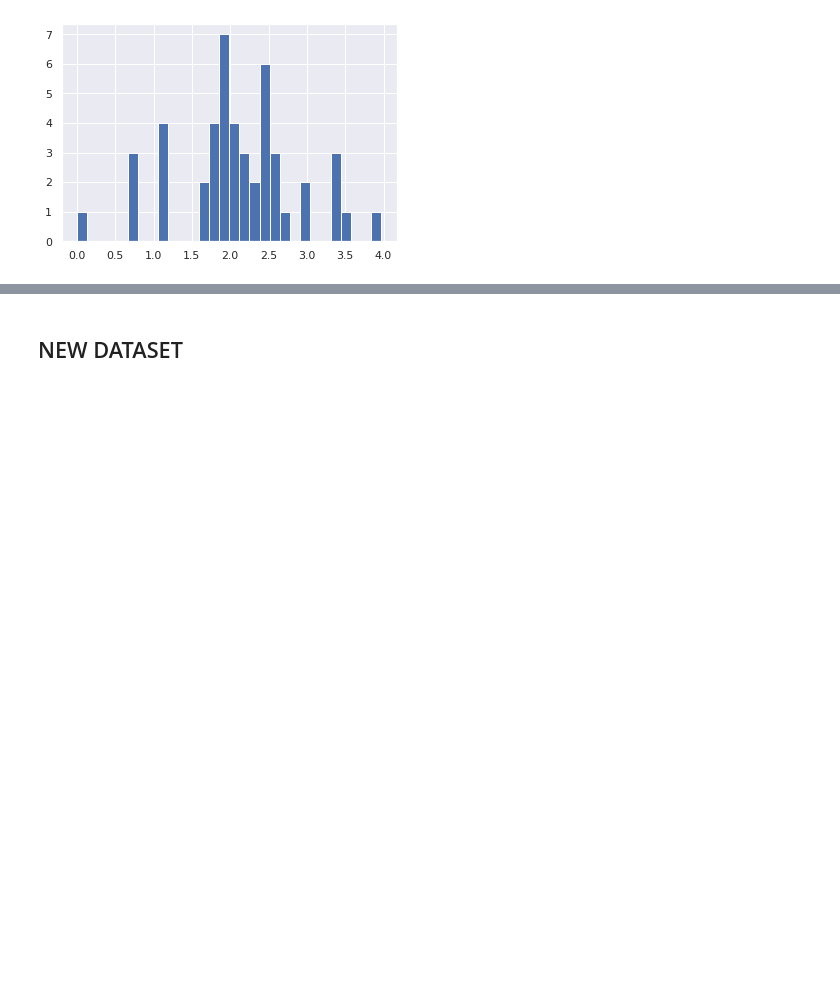
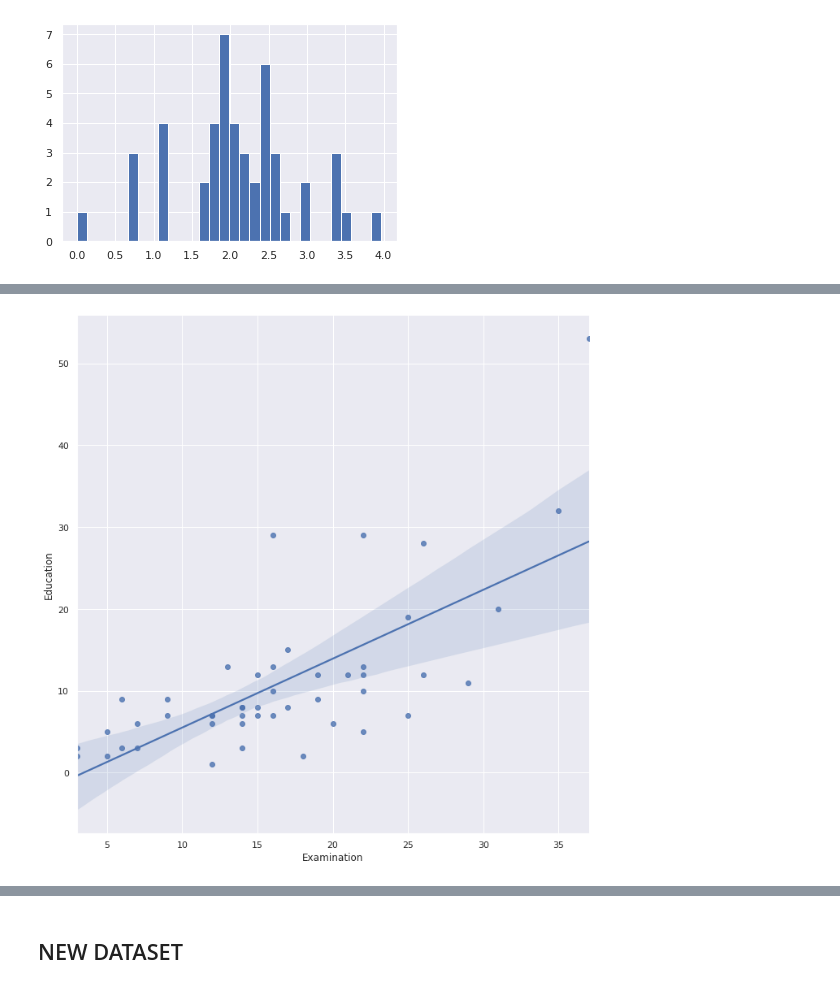
Before and after one commit to Osfory/Statistical_and_Data_Analysis_Test_area, a Jupyter notebook: Python/Common_methods_of_data_analysis.ipynb, the cells around one changed output, grey strips where cells are left out. Drawn from its saved outputs; the diff is of its cells as text; code cells hidden in the pictures; blank space fills up the shorter version.

```diff
--- a/Python/Common_methods_of_data_analysis.ipynb
+++ b/Python/Common_methods_of_data_analysis.ipynb
@@ -1311,0 +1401,4 @@ np.log(swiss["Education"]).hist(bins=30)
+# %%
+sns.lmplot(x = "Examination", y = "Education", data = swiss).fig.set_size_inches(10,10)
+# %% [output]
+[figure, added]
```
Also changed, not shown: parts of 134 cells of this notebook.
